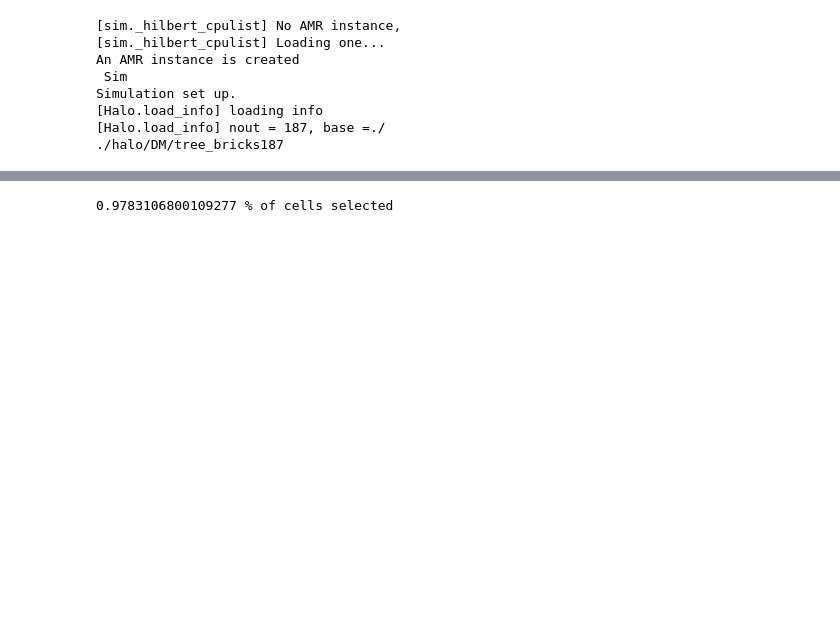
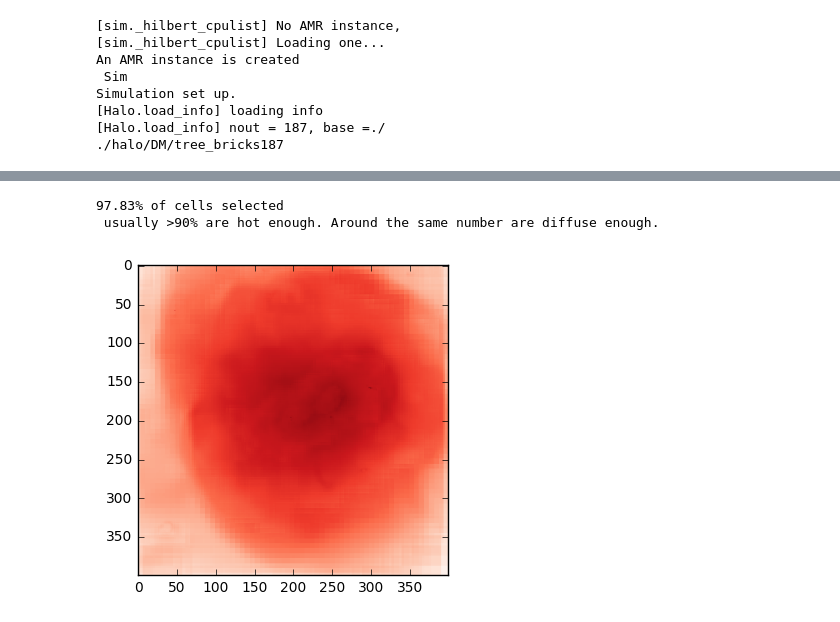
Before and after one commit to Hoseung/pyRamAn, a Jupyter notebook: scripts/scripts_ipynb/X-ray map.ipynb, the cells around one changed output, grey strips where cells are left out. Saved outputs shown, nothing was run; the diff lists cells and outputs as text; code cells hidden in the pictures; blank space fills up the shorter version.

```diff
--- a/scripts/scripts_ipynb/X-ray map.ipynb
+++ b/scripts/scripts_ipynb/X-ray map.ipynb
@@ -224,8 +226,8 @@ def pp_cell(cell, npix, info, proj="z", verbose=False, autosize=False,
 # %%
-xraymap = pp_cell(s.hydro.cell, 400, s.info, proj="z", verbose=False, autosize=False,
-               column=True)
+xraymap = pp_cell(s.hydro.cell, 400, s.info, proj="z", verbose=False, autosize=False)
 # %% [output]
-0.9783106800109277 % of cells selected
+97.83% of cells selected
+ usually >90% are hot enough. Around the same number are diffuse enough.
 # %%
 tmap = draw.pp.pp_cell(s.hydro.cell, 400, s.info, autosize=False, hvar="temp")
 # %%
@@ -244,0 +241,5 @@ plt.show()
+# %%
+plt.imshow(np.log10(xraymap), cmap='Reds')
+plt.show()
+# %% [output]
+[figure, added]
```
Also changed, not shown: parts of 13 cells of this notebook, 1 other file.
